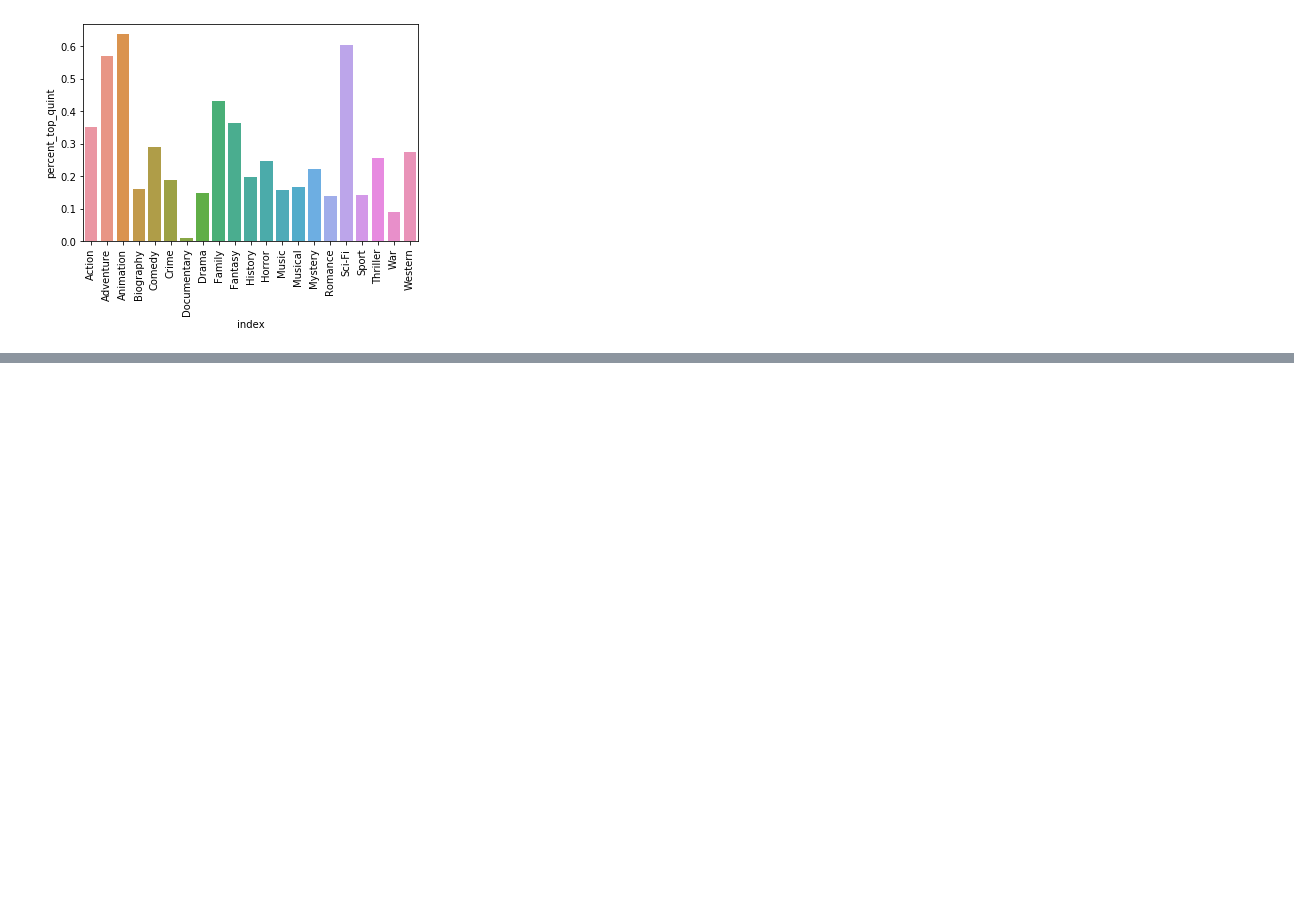
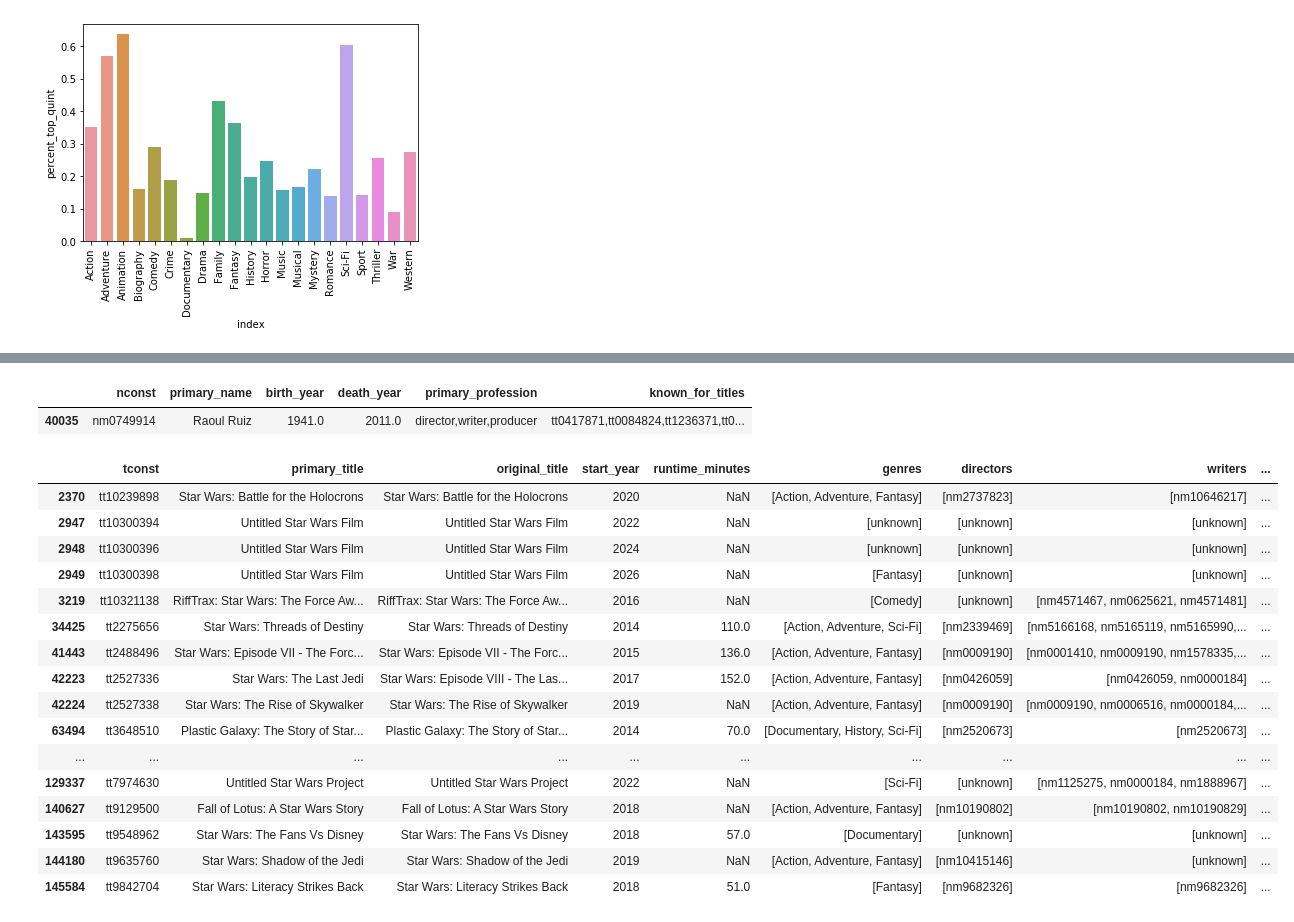
Before and after one commit to clreiner/dsc-project-template, a Jupyter notebook: scratch_notebooks/bomgross-imdb-merge.ipynb, the cells around one changed output, grey strips where cells are left out. Cells and saved outputs as stored; diff of their text form; code cells hidden in the pictures; blank space fills up the shorter version.

```diff
--- a/scratch_notebooks/bomgross-imdb-merge.ipynb
+++ b/scratch_notebooks/bomgross-imdb-merge.ipynb
@@ -376,0 +506,3 @@ sns.barplot(data = genres_df, x = 'index', y = 'percent_top_quint')
+# %%
+imdb_crew_basics_df = title_basics_df.merge(title_crew_df, on = 'tconst')
+imdb_crew_basics_df.head()
@@ -376,0 +536,4 @@ sns.barplot(data = genres_df, x = 'index', y = 'percent_top_quint')
+# %%
+#filling NaN values for directors and writers with 'unknown'
+imdb_crew_basics_df['directors'] = imdb_crew_basics_df['directors'].fillna('unknown')
+imdb_crew_basics_df['writers'] = imdb_crew_basics_df['writers'].fillna('unknown')
@@ -376,0 +556,5 @@ sns.barplot(data = genres_df, x = 'index', y = 'percent_top_quint')
+# %%
+#join writer/director names with imdb_crew_basics
+#first separate writer & director columns into lists
+imdb_crew_basics_df['directors'] = [x.split(',') for x in imdb_crew_basics_df['directors']]
+imdb_crew_basics_df['writers'] = [x.split(',') for x in imdb_crew_basics_df['writers']]
@@ -376,0 +564,10 @@ sns.barplot(data = genres_df, x = 'index', y = 'percent_top_quint')
+# %%
+imdb_crew_basics_df['dir_names'] = 'unknown'
+for row in imdb_crew_basics_df.index:
+    dir_name_list = []
+    for name in imdb_crew_basics_df['directors'][row]:
+        if name != 'unknown':
+            director = name_basics_df[name_basics_df['nconst'].str.match(name)].reset_index()
+            dir_name_list.append(director['primary_name'][0])
+    imdb_crew_basics_df.reset_index
+    imdb_crew_basics_df['dir_names'][row] = dir_name_list
@@ -376,0 +589,26 @@ sns.barplot(data = genres_df, x = 'index', y = 'percent_top_quint')
+# %%
+#check dir_names are correct
+name_basics_df[name_basics_df['nconst'].str.contains('nm0749914')]
+# %% [output]
+|  | nconst | primary_name | birth_year | death_year | primary_profession | known_for_titles |
+| 40035 | nm0749914 | Raoul Ruiz | 1941.0 | 2011.0 | director,writer,producer | tt0417871,tt0084824,tt1236371,tt0... |
+# %%
+imdb_crew_basics_df[imdb_crew_basics_df['primary_title'].str.contains('Star Wars')]
+# %% [output]
+|  | tconst | primary_title | original_title | start_year | runtime_minutes | genres | directors | writers | ... |
+| 2370 | tt10239898 | Star Wars: Battle for the Holocrons | Star Wars: Battle for the Holocrons | 2020 | NaN | [Action, Adventure, Fantasy] | [nm2737823] | [nm10646217] | ... |
+| 2947 | tt10300394 | Untitled Star Wars Film | Untitled Star Wars Film | 2022 | NaN | [unknown] | [unknown] | [unknown] | ... |
+| 2948 | tt10300396 | Untitled Star Wars Film | Untitled Star Wars Film | 2024 | NaN | [unknown] | [unknown] | [unknown] | ... |
+| 2949 | tt10300398 | Untitled Star Wars Film | Untitled Star Wars Film | 2026 | NaN | [Fantasy] | [unknown] | [unknown] | ... |
+| 3219 | tt10321138 | RiffTrax: Star Wars: The Force Aw... | RiffTrax: Star Wars: The Force Aw... | 2016 | NaN | [Comedy] | [unknown] | [nm4571467, nm0625621, nm4571481] | ... |
+| 34425 | tt2275656 | Star Wars: Threads of Destiny | Star Wars: Threads of Destiny | 2014 | 110.0 | [Action, Adventure, Sci-Fi] | [nm2339469] | [nm5166168, nm5165119, nm5165990,... | ... |
+| 41443 | tt2488496 | Star Wars: Episode VII - The Forc... | Star Wars: Episode VII - The Forc... | 2015 | 136.0 | [Action, Adventure, Fantasy] | [nm0009190] | [nm0001410, nm0009190, nm1578335,... | ... |
+| 42223 | tt2527336 | Star Wars: The Last Jedi | Star Wars: Episode VIII - The Las... | 2017 | 152.0 | [Action, Adventure, Fantasy] | [nm0426059] | [nm0426059, nm0000184] | ... |
+| 42224 | tt2527338 | Star Wars: The Rise of Skywalker | Star Wars: The Rise of Skywalker | 2019 | NaN | [Action, Adventure, Fantasy] | [nm0009190] | [nm0009190, nm0006516, nm0000184,... | ... |
+| 63494 | tt3648510 | Plastic Galaxy: The Story of Star... | Plastic Galaxy: The Story of Star... | 2014 | 70.0 | [Documentary, History, Sci-Fi] | [nm2520673] | [nm2520673] | ... |
+| ... | ... | ... | ... | ... | ... | ... | ... | ... | ... |
+| 129337 | tt7974630 | Untitled Star Wars Project | Untitled Star Wars Project | 2022 | NaN | [Sci-Fi] | [unknown] | [nm1125275, nm0000184, nm1888967] | ... |
+| 140627 | tt9129500 | Fall of Lotus: A Star Wars Story | Fall of Lotus: A Star Wars Story | 2018 | NaN | [Action, Adventure, Fantasy] | [nm10190802] | [nm10190802, nm10190829] | ... |
+| 143595 | tt9548962 | Star Wars: The Fans Vs Disney | Star Wars: The Fans Vs Disney | 2018 | 57.0 | [Documentary] | [unknown] | [unknown] | ... |
+| 144180 | tt9635760 | Star Wars: Shadow of the Jedi | Star Wars: Shadow of the Jedi | 2019 | NaN | [Action, Adventure, Fantasy] | [nm10415146] | [unknown] | ... |
+| 145584 | tt9842704 | Star Wars: Literacy Strikes Back | Star Wars: Literacy Strikes Back | 2018 | 51.0 | [Fantasy] | [nm9682326] | [nm9682326] | ... |
```
Also changed, not shown: parts of 38 cells of this notebook, 5 other files.
